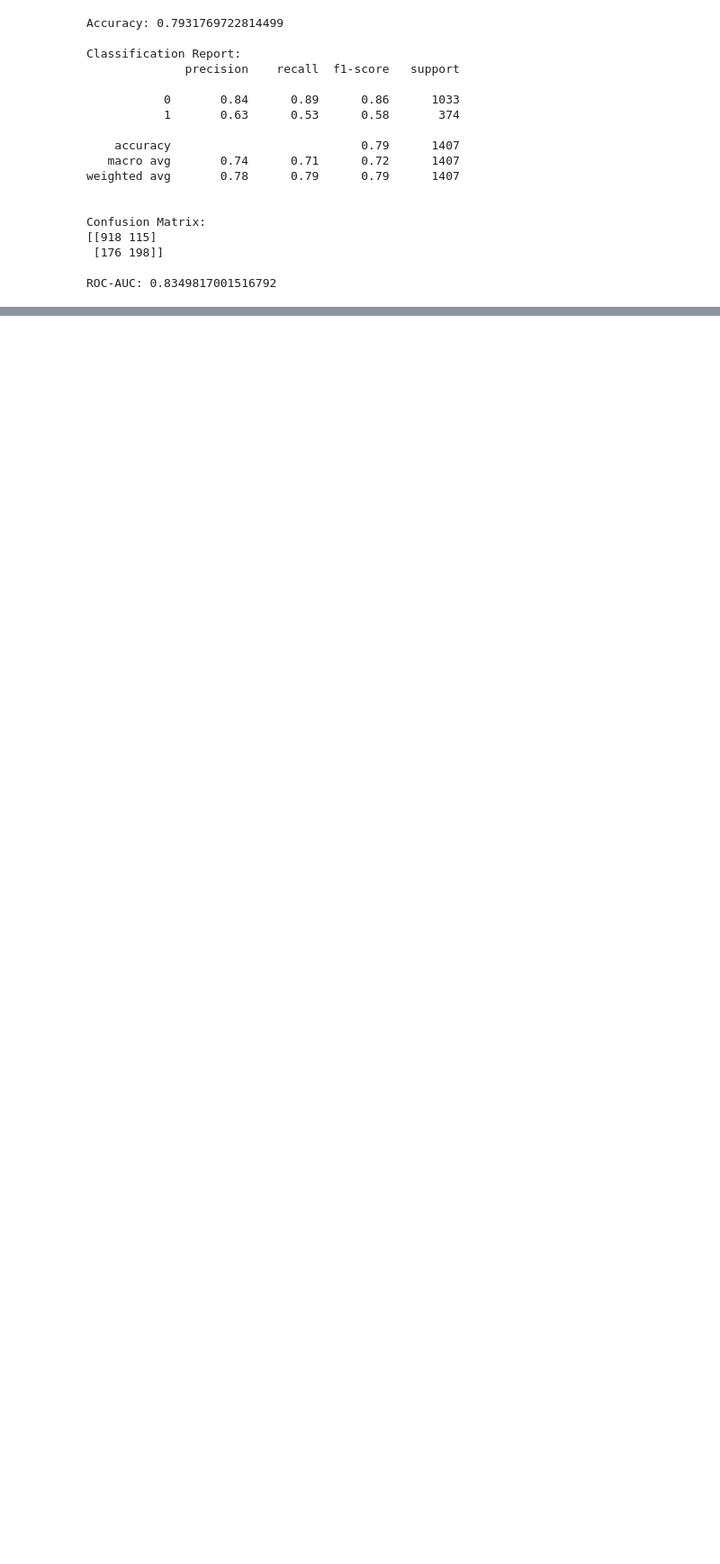
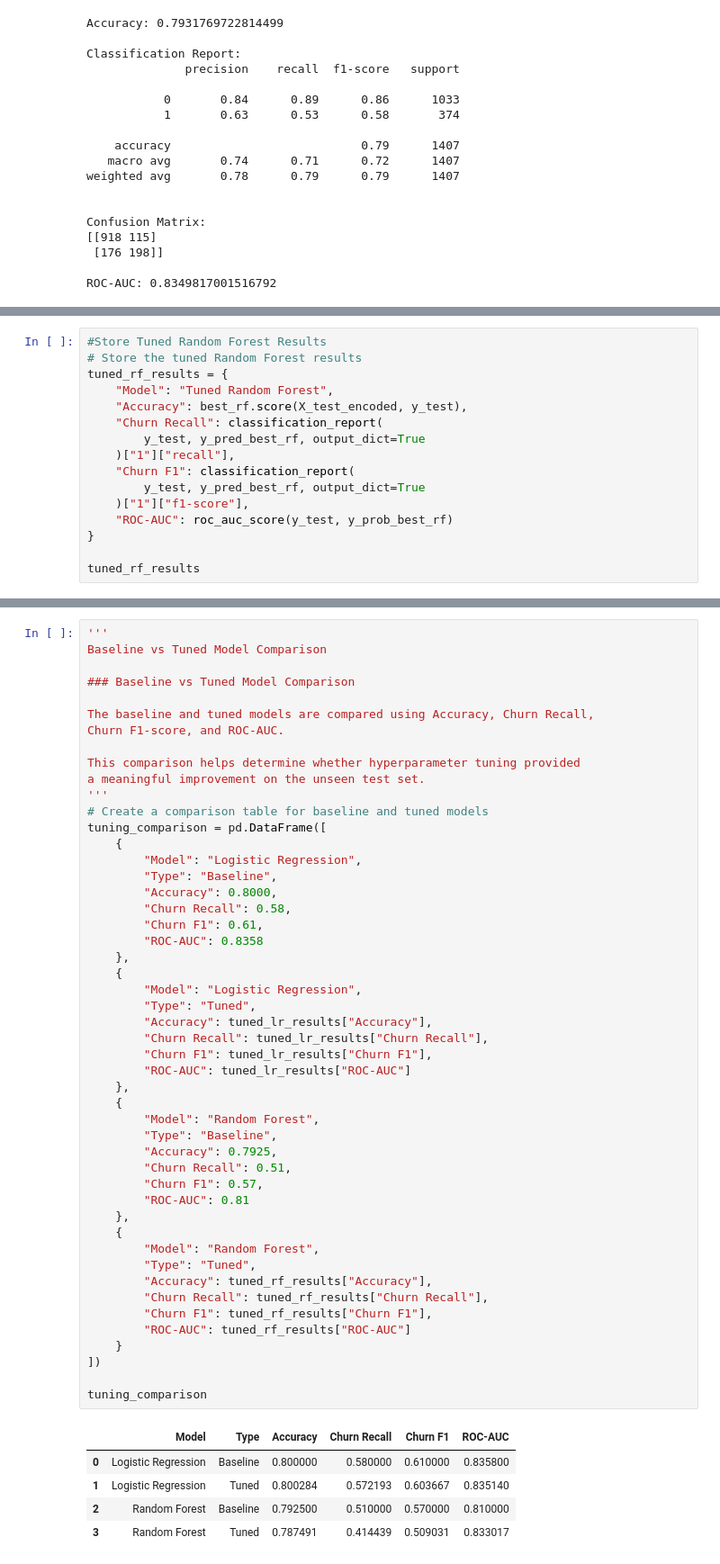
Before and after one commit to vedantparasharcs23-prog/-Machine-Learning-Algorithms, a Jupyter notebook: Projects/Customer-Churn-Prediction/Customer_Churn_Prediction.ipynb, the cells around one changed output, grey strips where cells are left out. Shown at 90% size. Drawn from its saved outputs; the diff is of its cells as text; blank space fills up the shorter version.

Commit message:
Complete hyperparameter tuning

```diff
--- a/Projects/Customer-Churn-Prediction/Customer_Churn_Prediction.ipynb
+++ b/Projects/Customer-Churn-Prediction/Customer_Churn_Prediction.ipynb
@@ -2399,0 +2627,16 @@ than simply adding more features.
+# %%
+#Store Tuned Random Forest Results
+# Store the tuned Random Forest results
+tuned_rf_results = {
+    "Model": "Tuned Random Forest",
+    "Accuracy": best_rf.score(X_test_encoded, y_test),
+    "Churn Recall": classification_report(
+        y_test, y_pred_best_rf, output_dict=True
+    )["1"]["recall"],
+    "Churn F1": classification_report(
+        y_test, y_pred_best_rf, output_dict=True
+    )["1"]["f1-score"],
+    "ROC-AUC": roc_auc_score(y_test, y_prob_best_rf)
+}
+
+tuned_rf_results
@@ -2399,0 +2649,55 @@ than simply adding more features.
+# %%
+'''
+Baseline vs Tuned Model Comparison
+
+### Baseline vs Tuned Model Comparison
+
+The baseline and tuned models are compared using Accuracy, Churn Recall,
+Churn F1-score, and ROC-AUC.
+
+This comparison helps determine whether hyperparameter tuning provided
+a meaningful improvement on the unseen test set.
+'''
+# Create a comparison table for baseline and tuned models
+tuning_comparison = pd.DataFrame([
+    {
+        "Model": "Logistic Regression",
+        "Type": "Baseline",
+        "Accuracy": 0.8000,
+        "Churn Recall": 0.58,
+        "Churn F1": 0.61,
+        "ROC-AUC": 0.8358
+    },
+    {
+        "Model": "Logistic Regression",
+        "Type": "Tuned",
+        "Accuracy": tuned_lr_results["Accuracy"],
+        "Churn Recall": tuned_lr_results["Churn Recall"],
+        "Churn F1": tuned_lr_results["Churn F1"],
+        "ROC-AUC": tuned_lr_results["ROC-AUC"]
+    },
+    {
+        "Model": "Random Forest",
+        "Type": "Baseline",
+        "Accuracy": 0.7925,
+        "Churn Recall": 0.51,
+        "Churn F1": 0.57,
+        "ROC-AUC": 0.81
+    },
+    {
+        "Model": "Random Forest",
+        "Type": "Tuned",
+        "Accuracy": tuned_rf_results["Accuracy"],
+        "Churn Recall": tuned_rf_results["Churn Recall"],
+        "Churn F1": tuned_rf_results["Churn F1"],
+        "ROC-AUC": tuned_rf_results["ROC-AUC"]
+    }
+])
+
+tuning_comparison
+# %% [output]
+|  | Model | Type | Accuracy | Churn Recall | Churn F1 | ROC-AUC |
+| 0 | Logistic Regression | Baseline | 0.800000 | 0.580000 | 0.610000 | 0.835800 |
+| 1 | Logistic Regression | Tuned | 0.800284 | 0.572193 | 0.603667 | 0.835140 |
+| 2 | Random Forest | Baseline | 0.792500 | 0.510000 | 0.570000 | 0.810000 |
+| 3 | Random Forest | Tuned | 0.787491 | 0.414439 | 0.509031 | 0.833017 |
```
Also changed, not shown: parts of 26 cells of this notebook, 1 other file.
